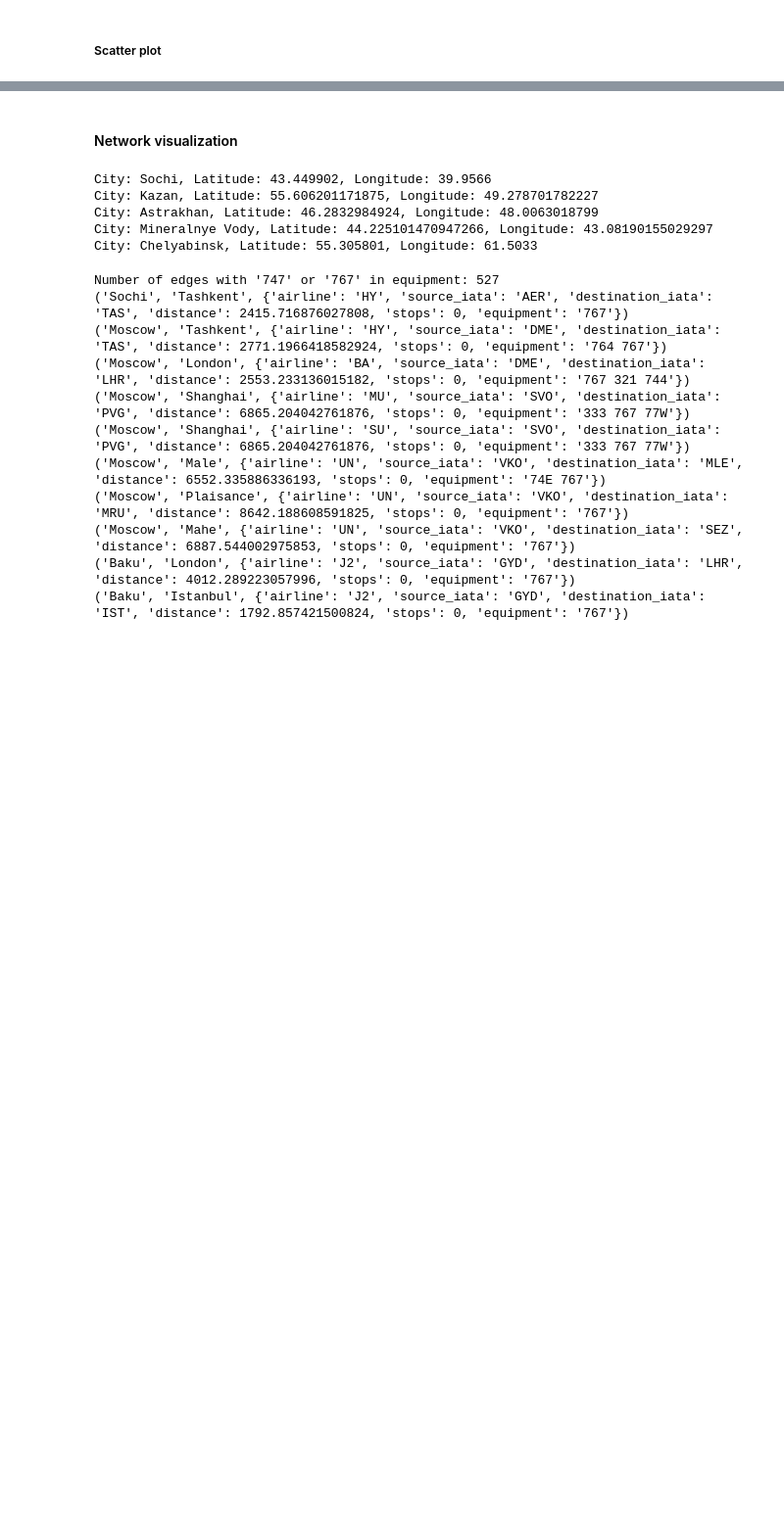
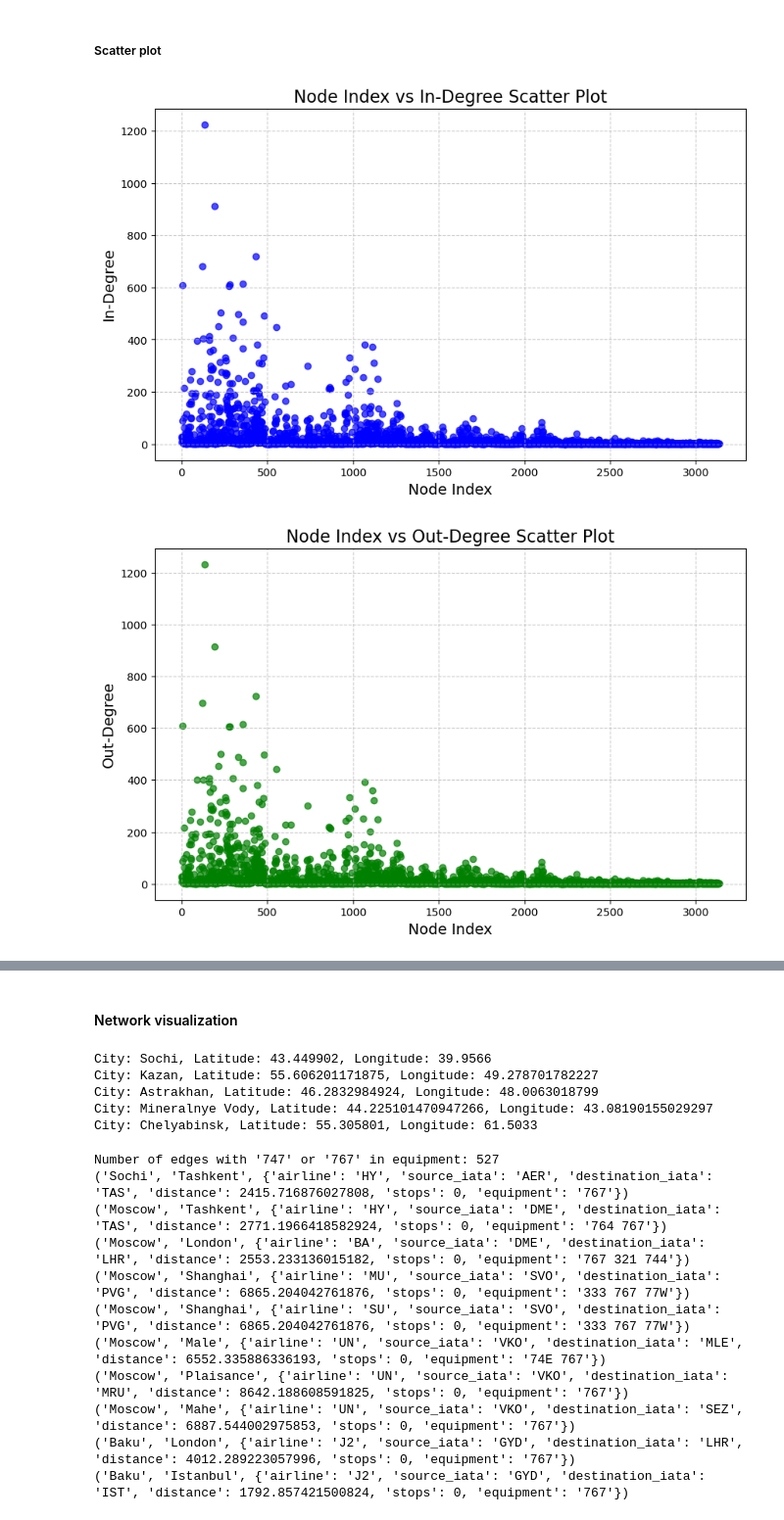
Before and after one commit to XIANALEE0508/02805-FP-G20, a Jupyter notebook: 02805 Final Projects.ipynb, the cells around one changed output, grey strips where cells are left out. Shown at 98% size. Cells and saved outputs as stored; diff of their text form; code cells hidden in the pictures; blank space fills up the shorter version.

```diff
--- a/02805 Final Projects.ipynb
+++ b/02805 Final Projects.ipynb
@@ -359,2 +348,28 @@ max out-degree: 1232
 # %% [markdown]
 ##### Scatter plot
+# %%
+# 计算入度和出度
+in_degrees = [deg for _, deg in G.in_degree()]  # 节点的入度列表
+out_degrees = [deg for _, deg in G.out_degree()]  # 节点的出度列表
+nodes = range(len(in_degrees))  # 节点编号（用于 x 轴）
+
+# 绘制节点编号 vs 入度的散点图
+plt.figure(figsize=(10, 6))
+plt.scatter(nodes, in_degrees, alpha=0.7, color="blue")  # 入度散点图
+plt.title("Node Index vs In-Degree Scatter Plot", fontsize=16)  # 标题
+plt.xlabel("Node Index", fontsize=14)  # x轴标签
+plt.ylabel("In-Degree", fontsize=14)  # y轴标签
+plt.grid(linestyle="--", alpha=0.7)  # 网格线
+plt.show()
+
+# 绘制节点编号 vs 出度的散点图
+plt.figure(figsize=(10, 6))
+plt.scatter(nodes, out_degrees, alpha=0.7, color="green")  # 出度散点图
+plt.title("Node Index vs Out-Degree Scatter Plot", fontsize=16)  # 标题
+plt.xlabel("Node Index", fontsize=14)  # x轴标签
+plt.ylabel("Out-Degree", fontsize=14)  # y轴标签
+plt.grid(linestyle="--", alpha=0.7)  # 网格线
+plt.show()
+# %% [output]
+[figure, added]
+[figure, added]
```
Also changed, not shown: parts of 21 cells of this notebook, 3 other files.
